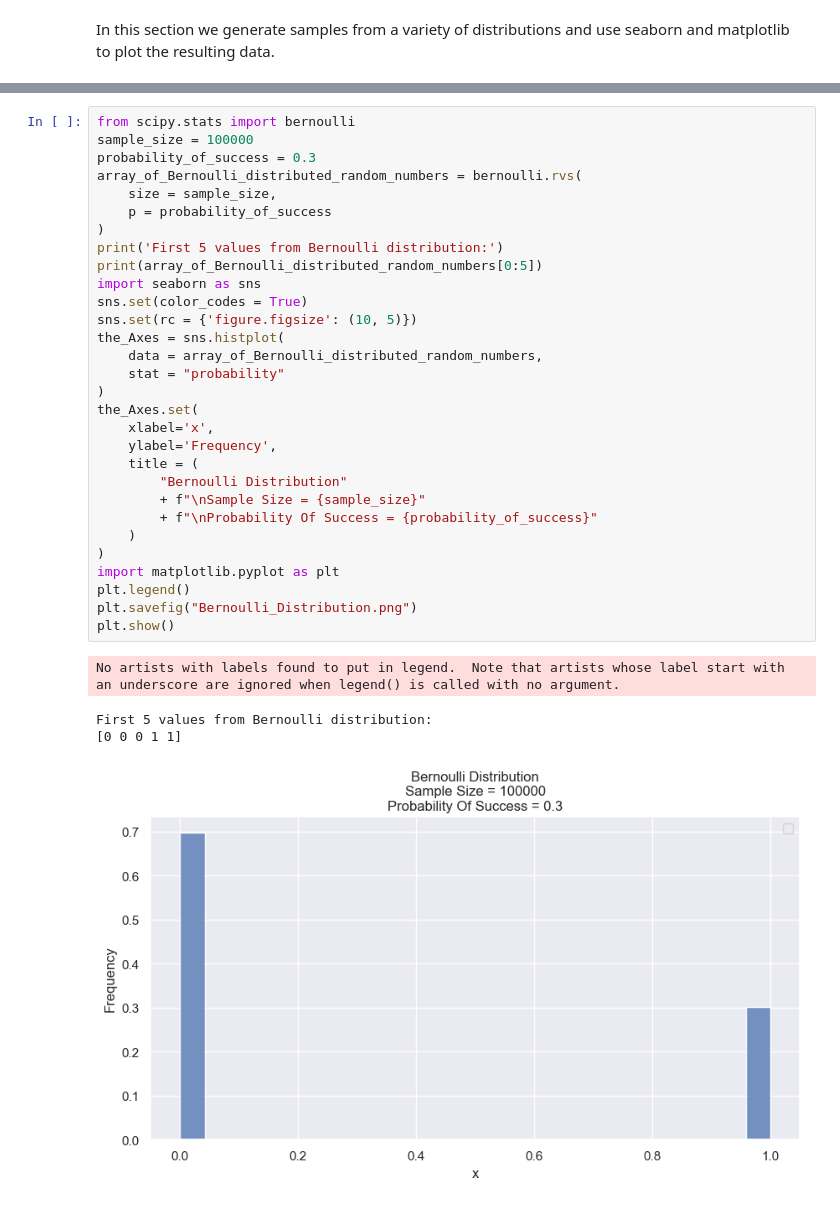
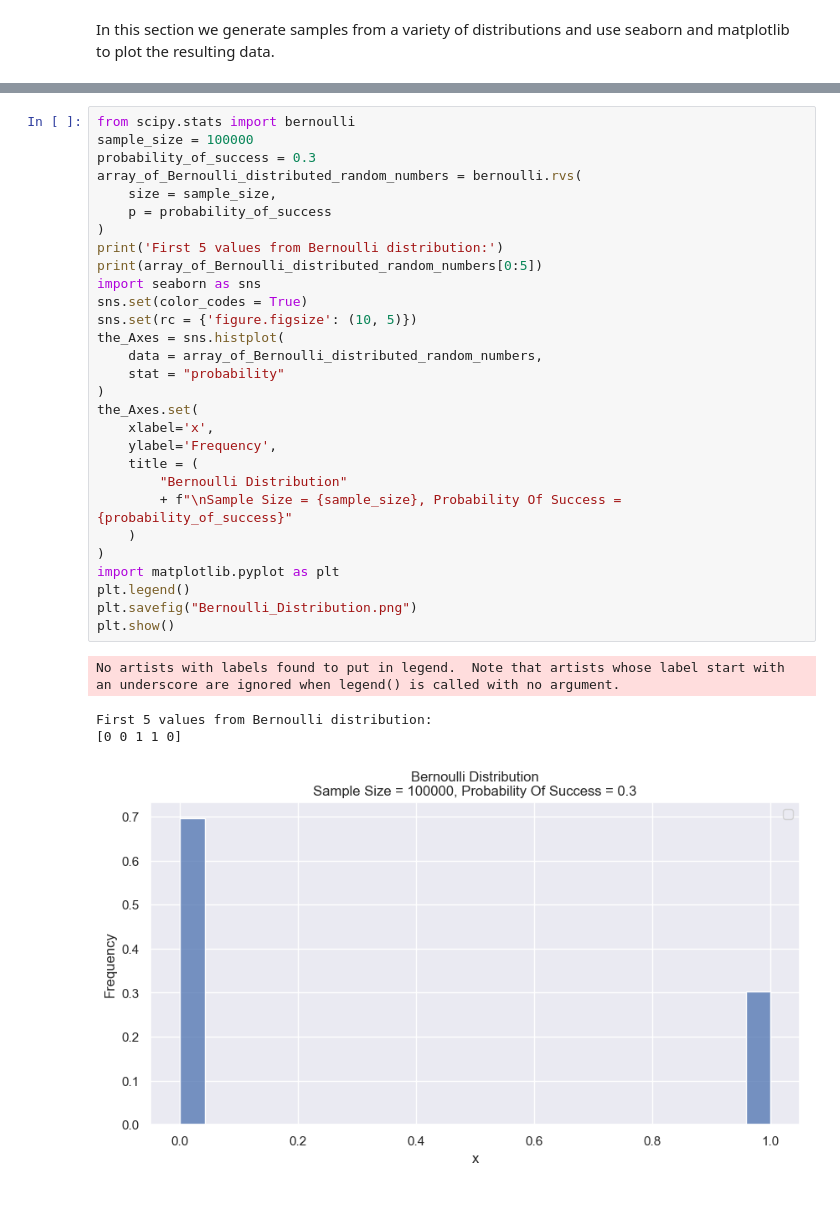
Before and after one commit to tslever/Tom_Levers_Public_Git_Repository, a Jupyter notebook: UVA/5--Bayesian_Machine_Learning/Probabilities_Likelihoods_And_Bayes_Theorem.ipynb, the cells around one changed output, grey strips where cells are left out. Drawn from its saved outputs; the diff is of its cells as text.

```diff
--- a/UVA/5--Bayesian_Machine_Learning/Probabilities_Likelihoods_And_Bayes_Theorem.ipynb
+++ b/UVA/5--Bayesian_Machine_Learning/Probabilities_Likelihoods_And_Bayes_Theorem.ipynb
@@ -127,34 +123,33 @@ print(array_of_normally_distributed_numbers)
 from scipy.stats import bernoulli
 sample_size = 100000
 probability_of_success = 0.3
 array_of_Bernoulli_distributed_random_numbers = bernoulli.rvs(
     size = sample_size,
     p = probability_of_success
 )
 print('First 5 values from Bernoulli distribution:')
 print(array_of_Bernoulli_distributed_random_numbers[0:5])
 import seaborn as sns
 sns.set(color_codes = True)
 sns.set(rc = {'figure.figsize': (10, 5)})
 the_Axes = sns.histplot(
     data = array_of_Bernoulli_distributed_random_numbers,
     stat = "probability"
 )
 the_Axes.set(
     xlabel='x',
     ylabel='Frequency',
     title = (
         "Bernoulli Distribution"
-        + f"\nSample Size = {sample_size}"
-        + f"\nProbability Of Success = {probability_of_success}"
+        + f"\nSample Size = {sample_size}, Probability Of Success = {probability_of_success}"
     )
 )
 import matplotlib.pyplot as plt
 plt.legend()
 plt.savefig("Bernoulli_Distribution.png")
 plt.show()
 # %% [output]
 No artists with labels found to put in legend.  Note that artists whose label start with an underscore are ignored when legend() is called with no argument.
 First 5 values from Bernoulli distribution:
-[0 0 0 1 1]
+[0 0 1 1 0]
-[figure, old version]
+[figure, new version]
```
Also changed, not shown: parts of 3 cells of this notebook, 4 other files.
